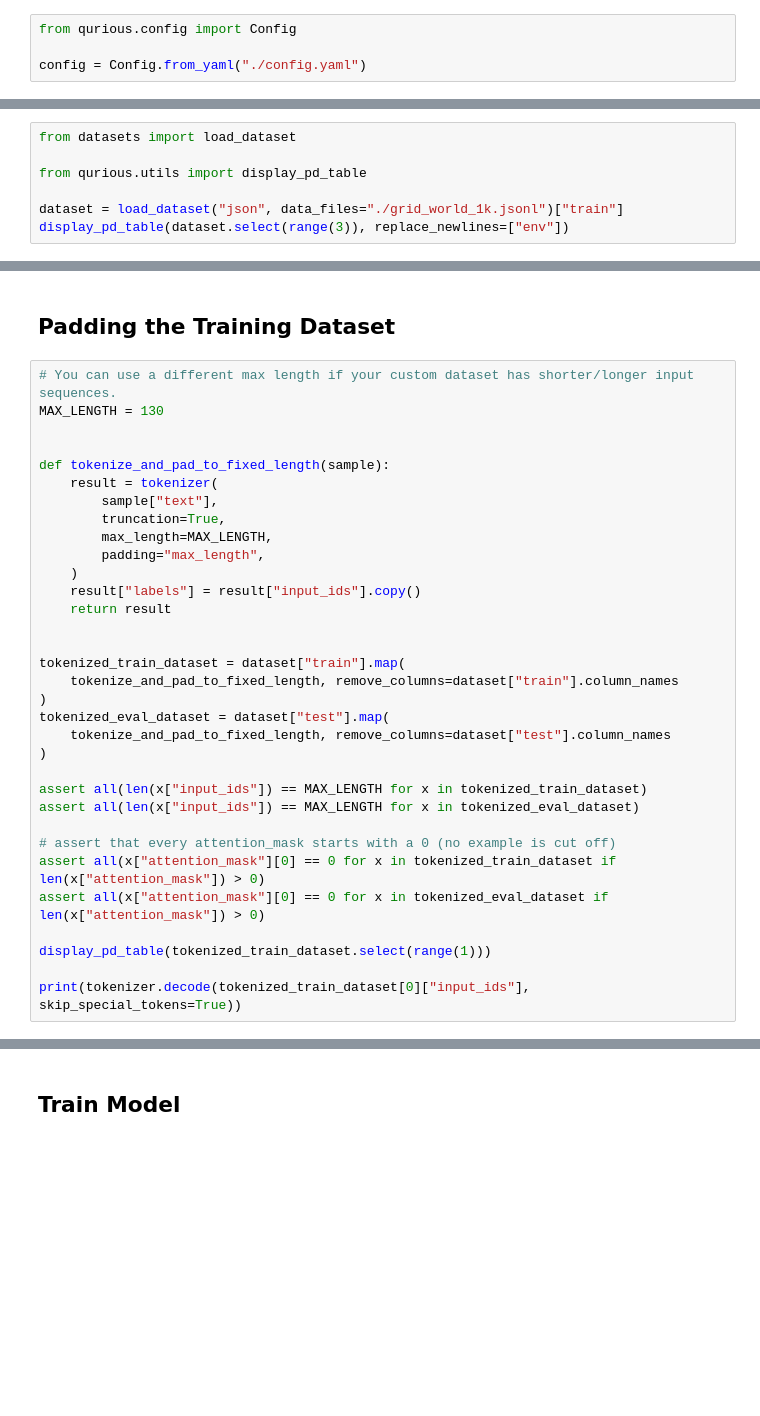
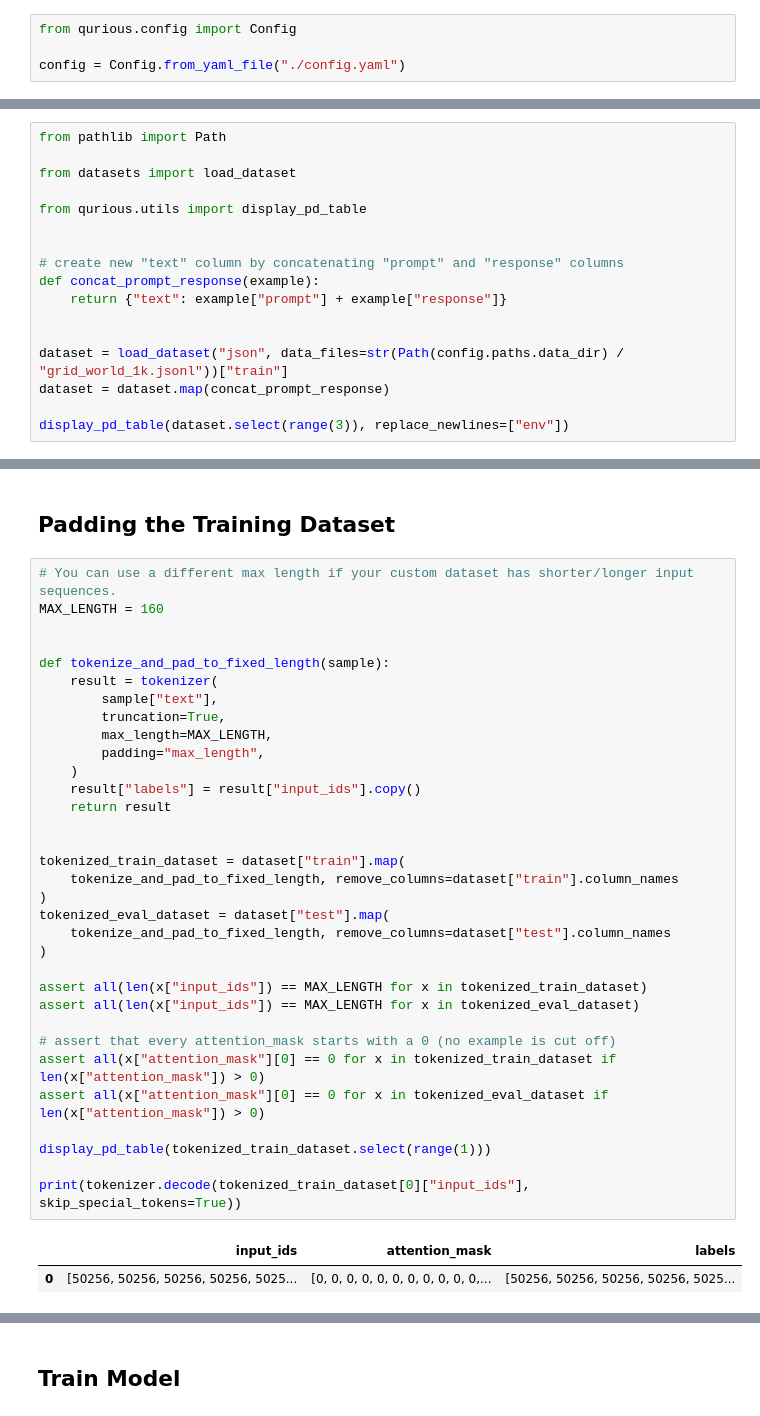
Before and after one commit to rueckstiess/qurious, a Jupyter notebook: experiments/maze/finetune_llm.ipynb, the cells around one changed output, grey strips where cells are left out. Saved outputs shown, nothing was run; the diff lists cells and outputs as text; blank space fills up the shorter version.

```diff
--- a/experiments/maze/finetune_llm.ipynb
+++ b/experiments/maze/finetune_llm.ipynb
@@ -8,15 +8,25 @@ os.environ["MLFLOW_TRACKING_URI"] = "http://localhost:5000"
 # %%
 from qurious.config import Config
 
-config = Config.from_yaml("./config.yaml")
+config = Config.from_yaml_file("./config.yaml")
 # %% [markdown]
 ## Load Grid World dataset
 # %%
+from pathlib import Path
+
 from datasets import load_dataset
 
 from qurious.utils import display_pd_table
 
-dataset = load_dataset("json", data_files="./grid_world_1k.jsonl")["train"]
+
+# create new "text" column by concatenating "prompt" and "response" columns
+def concat_prompt_response(example):
+    return {"text": example["prompt"] + example["response"]}
+
+
+dataset = load_dataset("json", data_files=str(Path(config.paths.data_dir) / "grid_world_1k.jsonl"))["train"]
+dataset = dataset.map(concat_prompt_response)
+
 display_pd_table(dataset.select(range(3)), replace_newlines=["env"])
 # %% [output]
 |  | prompt | response | env | size | actions | numeric_actions | n_steps | start_pos | goal_pos | ... |
@@ -67,34 +77,37 @@ trainable params: 12156928 || all params: 3224906752 || trainable%: 0.38%
 ## Padding the Training Dataset
 # %%
 # You can use a different max length if your custom dataset has shorter/longer input sequences.
-MAX_LENGTH = 130
+MAX_LENGTH = 160
 
 
 def tokenize_and_pad_to_fixed_length(sample):
     result = tokenizer(
         sample["text"],
         truncation=True,
         max_length=MAX_LENGTH,
         padding="max_length",
     )
     result["labels"] = result["input_ids"].copy()
     return result
 
 
 tokenized_train_dataset = dataset["train"].map(
     tokenize_and_pad_to_fixed_length, remove_columns=dataset["train"].column_names
 )
 tokenized_eval_dataset = dataset["test"].map(
     tokenize_and_pad_to_fixed_length, remove_columns=dataset["test"].column_names
 )
 
 assert all(len(x["input_ids"]) == MAX_LENGTH for x in tokenized_train_dataset)
 assert all(len(x["input_ids"]) == MAX_LENGTH for x in tokenized_eval_dataset)
 
 # assert that every attention_mask starts with a 0 (no example is cut off)
 assert all(x["attention_mask"][0] == 0 for x in tokenized_train_dataset if len(x["attention_mask"]) > 0)
 assert all(x["attention_mask"][0] == 0 for x in tokenized_eval_dataset if len(x["attention_mask"]) > 0)
 
 display_pd_table(tokenized_train_dataset.select(range(1)))
 
 print(tokenizer.decode(tokenized_train_dataset[0]["input_ids"], skip_special_tokens=True))
+# %% [output]
+|  | input_ids | attention_mask | labels |
+| 0 | [50256, 50256, 50256, 50256, 5025... | [0, 0, 0, 0, 0, 0, 0, 0, 0, 0, 0,... | [50256, 50256, 50256, 50256, 5025... |
```
Also changed, not shown: parts of 7 cells of this notebook, 7 other files.
